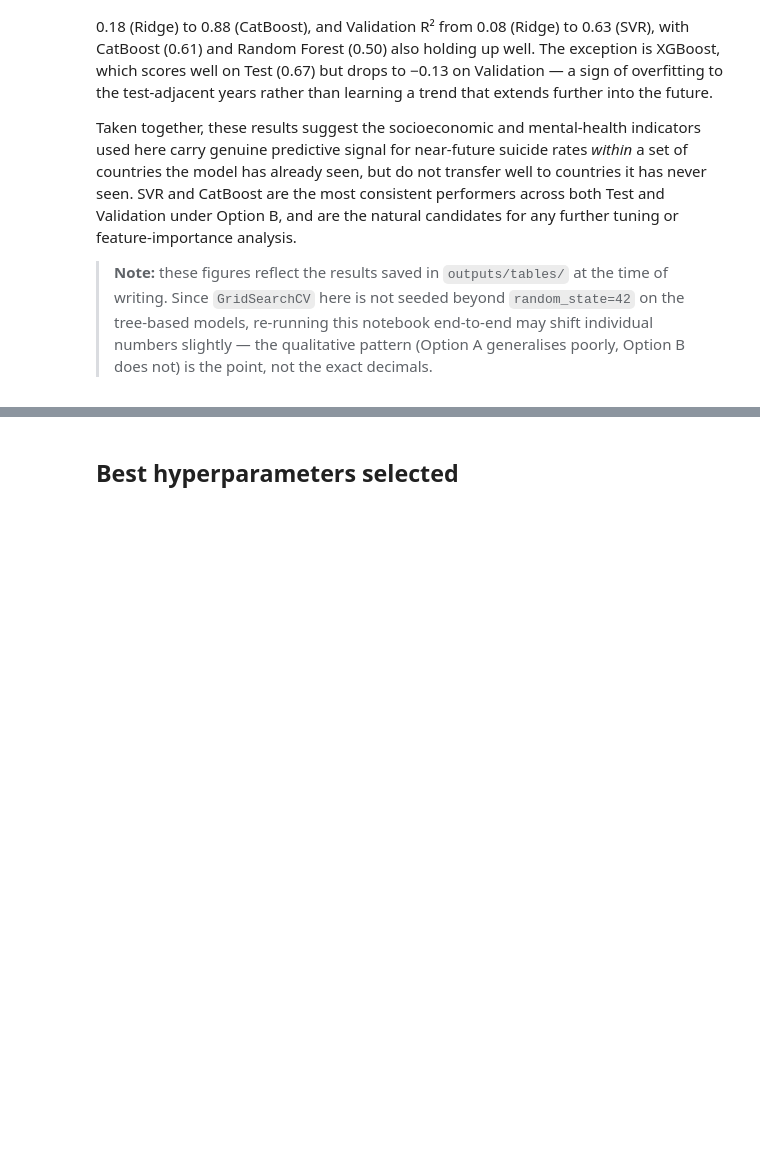
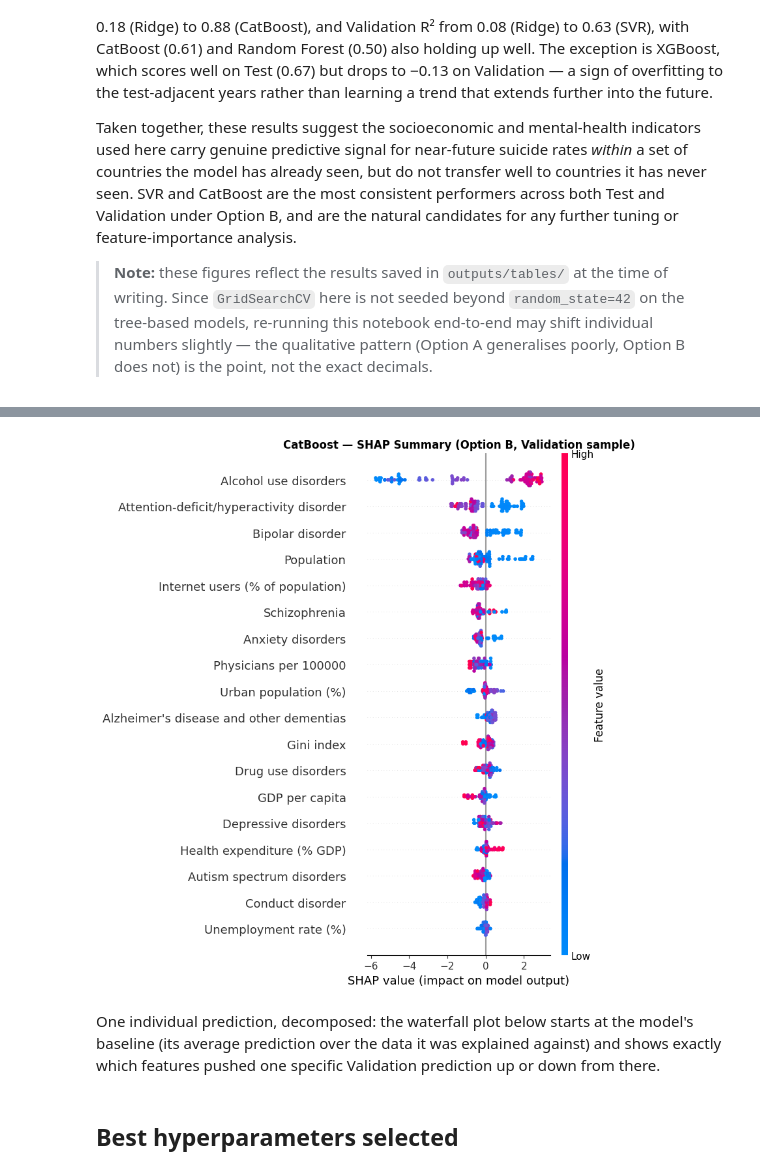
Before and after one commit to viccazjim/TFM_2026_suicide_rate_prediction, a Jupyter notebook: notebooks/03_models.ipynb, the cells around one changed output, grey strips where cells are left out. Saved outputs shown, nothing was run; the diff lists cells and outputs as text; code cells hidden in the pictures; blank space fills up the shorter version.

```diff
--- a/notebooks/03_models.ipynb
+++ b/notebooks/03_models.ipynb
@@ -609,0 +700,16 @@ Taken together, these results suggest the socioeconomic and mental-health indica
+# %%
+catboost_model = trained_B[MODEL_NAME]["best_estimator"]
+
+explainer, shap_values, X_shap_sample = compute_shap_values(
+    catboost_model, X_val_B_scaled, sample_size=500, random_state=42
+)
+
+_ = plot_shap_summary(
+    shap_values,
+    X_shap_sample,
+    title=f"{MODEL_NAME} — SHAP Summary (Option B, Validation sample)",
+)
+# %% [output]
+[figure, added]
+# %% [markdown]
+One individual prediction, decomposed: the waterfall plot below starts at the model's baseline (its average prediction over the data it was explained against) and shows exactly which features pushed one specific Validation prediction up or down from there.
```
Also changed, not shown: parts of 11 cells of this notebook, 13 other files.
